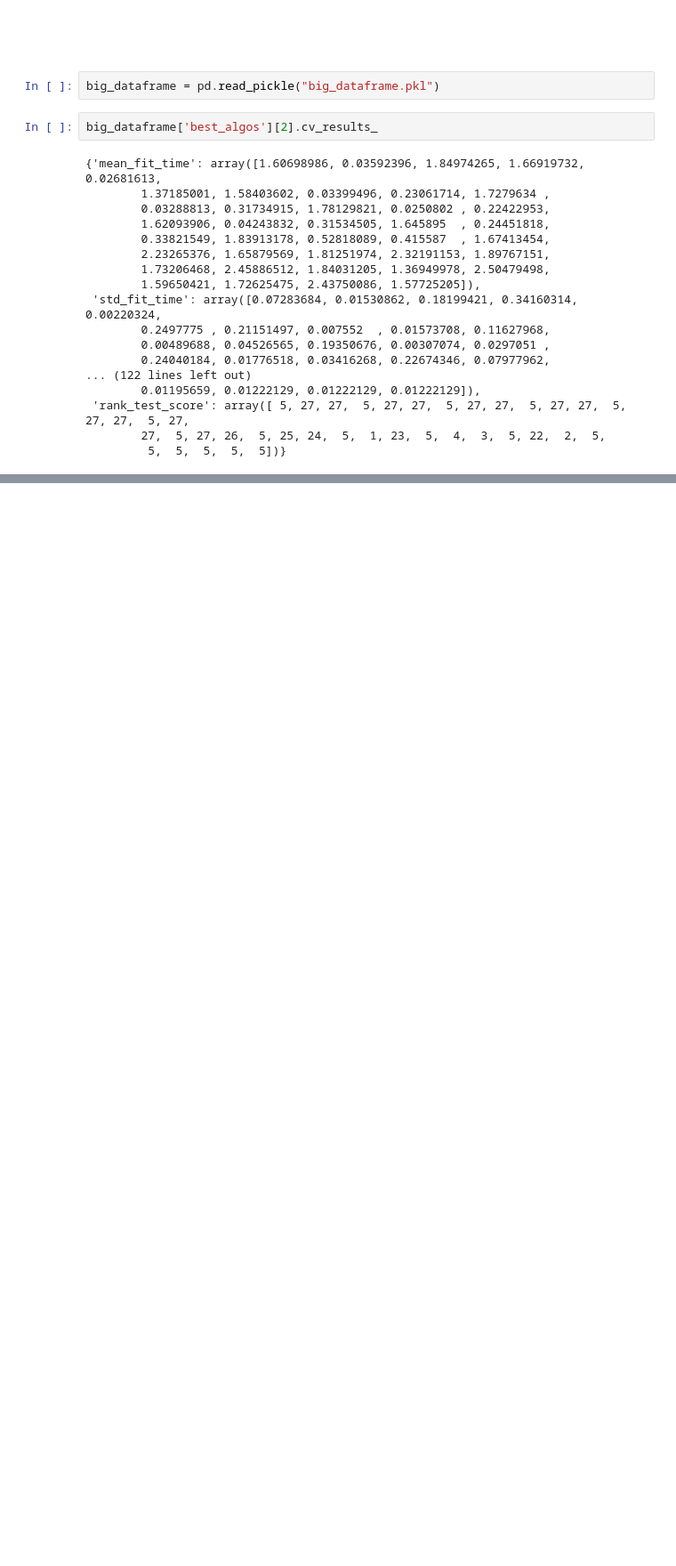
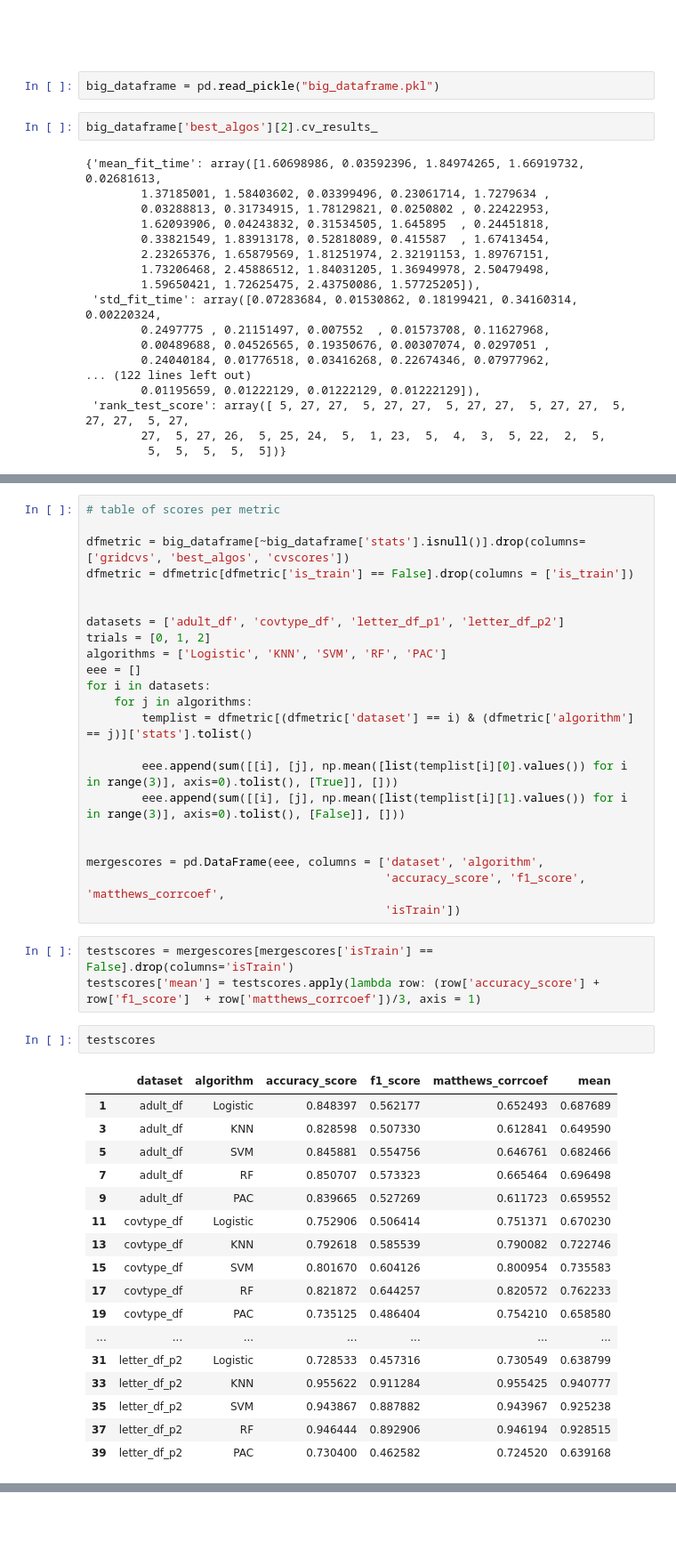
Before and after one commit to justintheyang/novelsearch_icml, a Jupyter notebook: ICML.ipynb, the cells around one changed output, grey strips where cells are left out. Shown at 89% size. Cells and saved outputs as stored; diff of their text form; blank space fills up the shorter version.

```diff
--- a/ICML.ipynb
+++ b/ICML.ipynb
@@ -545,0 +584,45 @@ big_dataframe['best_algos'][2].cv_results_
+# %%
+# table of scores per metric
+
+dfmetric = big_dataframe[~big_dataframe['stats'].isnull()].drop(columns=['gridcvs', 'best_algos', 'cvscores'])
+dfmetric = dfmetric[dfmetric['is_train'] == False].drop(columns = ['is_train'])
+
+
+datasets = ['adult_df', 'covtype_df', 'letter_df_p1', 'letter_df_p2']
+trials = [0, 1, 2]
+algorithms = ['Logistic', 'KNN', 'SVM', 'RF', 'PAC']
+eee = []
+for i in datasets:
+    for j in algorithms:
+        templist = dfmetric[(dfmetric['dataset'] == i) & (dfmetric['algorithm'] == j)]['stats'].tolist()
+
+        eee.append(sum([[i], [j], np.mean([list(templist[i][0].values()) for i in range(3)], axis=0).tolist(), [True]], []))
+        eee.append(sum([[i], [j], np.mean([list(templist[i][1].values()) for i in range(3)], axis=0).tolist(), [False]], []))
+
+
+mergescores = pd.DataFrame(eee, columns = ['dataset', 'algorithm',
+                                           'accuracy_score', 'f1_score', 'matthews_corrcoef',
+                                           'isTrain'])
+# %%
+testscores = mergescores[mergescores['isTrain'] == False].drop(columns='isTrain')
+testscores['mean'] = testscores.apply(lambda row: (row['accuracy_score'] + row['f1_score']  + row['matthews_corrcoef'])/3, axis = 1)
+# %%
+testscores
+# %% [output]
+|  | dataset | algorithm | accuracy_score | f1_score | matthews_corrcoef | mean |
+| 1 | adult_df | Logistic | 0.848397 | 0.562177 | 0.652493 | 0.687689 |
+| 3 | adult_df | KNN | 0.828598 | 0.507330 | 0.612841 | 0.649590 |
+| 5 | adult_df | SVM | 0.845881 | 0.554756 | 0.646761 | 0.682466 |
+| 7 | adult_df | RF | 0.850707 | 0.573323 | 0.665464 | 0.696498 |
+| 9 | adult_df | PAC | 0.839665 | 0.527269 | 0.611723 | 0.659552 |
+| 11 | covtype_df | Logistic | 0.752906 | 0.506414 | 0.751371 | 0.670230 |
+| 13 | covtype_df | KNN | 0.792618 | 0.585539 | 0.790082 | 0.722746 |
+| 15 | covtype_df | SVM | 0.801670 | 0.604126 | 0.800954 | 0.735583 |
+| 17 | covtype_df | RF | 0.821872 | 0.644257 | 0.820572 | 0.762233 |
+| 19 | covtype_df | PAC | 0.735125 | 0.486404 | 0.754210 | 0.658580 |
+| ... | ... | ... | ... | ... | ... | ... |
+| 31 | letter_df_p2 | Logistic | 0.728533 | 0.457316 | 0.730549 | 0.638799 |
+| 33 | letter_df_p2 | KNN | 0.955622 | 0.911284 | 0.955425 | 0.940777 |
+| 35 | letter_df_p2 | SVM | 0.943867 | 0.887882 | 0.943967 | 0.925238 |
+| 37 | letter_df_p2 | RF | 0.946444 | 0.892906 | 0.946194 | 0.928515 |
+| 39 | letter_df_p2 | PAC | 0.730400 | 0.462582 | 0.724520 | 0.639168 |
```
Also changed, not shown: parts of 15 cells of this notebook, 1 other file.
